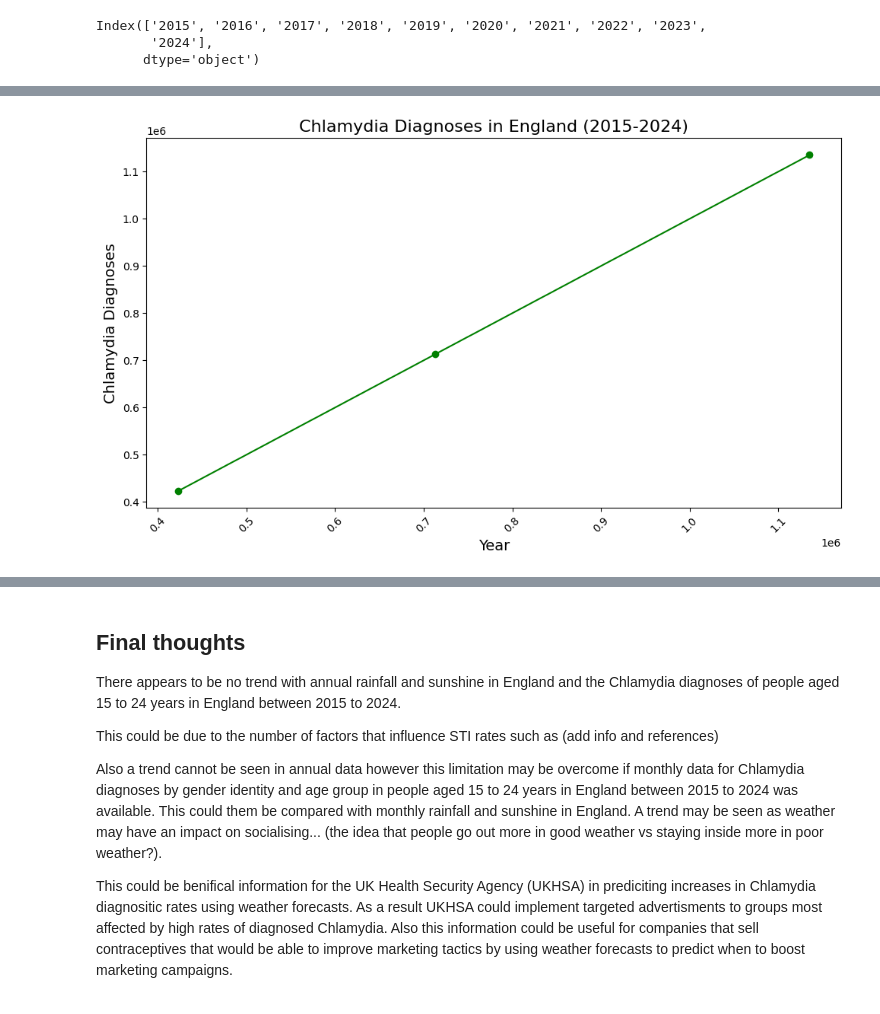
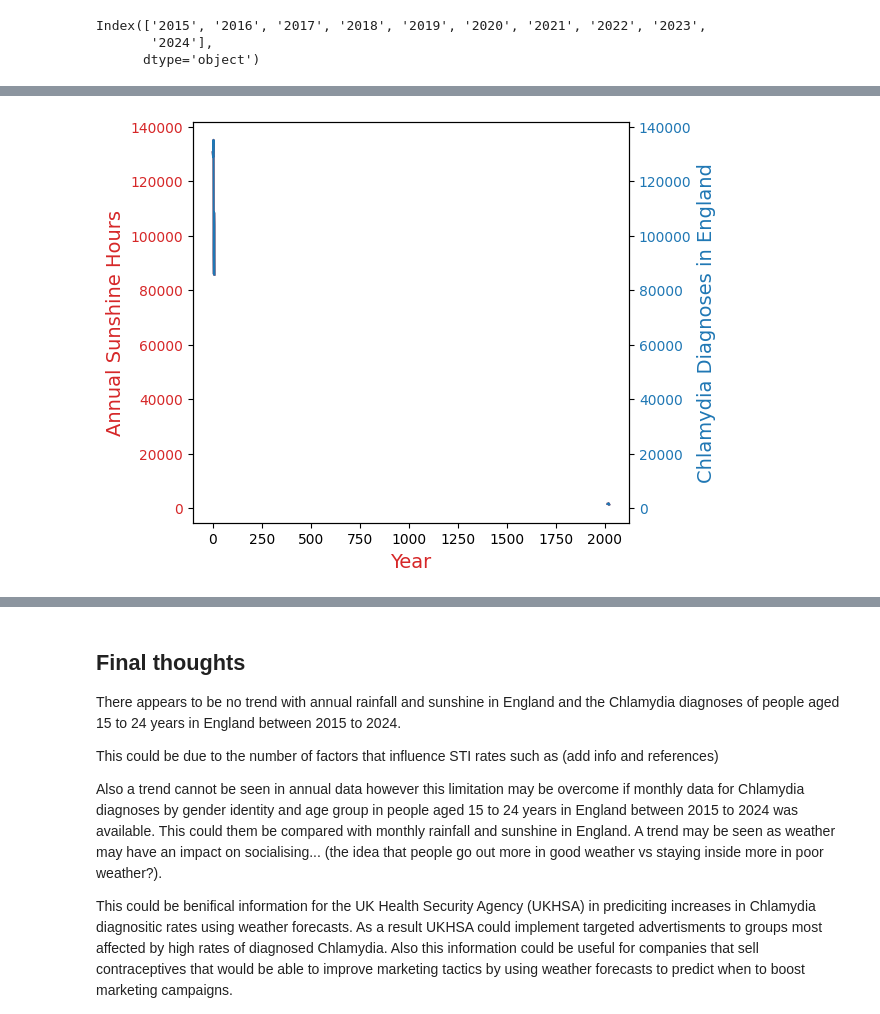
Before and after one commit to KiaraMartin/Final_Project_for_Peckham_DAZ_Introduction_to_Data_Science, a Jupyter notebook: Final_Project_V1.ipynb, the cells around one changed output, grey strips where cells are left out. Drawn from its saved outputs; the diff is of its cells as text; code cells hidden in the pictures.

```diff
--- a/Final_Project_V1.ipynb
+++ b/Final_Project_V1.ipynb
@@ -790 +852,30 @@ plt.show() # Display the plot
+# %%
+import matplotlib.pyplot as plt
+
+# Create some mock data
+data2 =  y_axis.iloc[0].values
+data1 = sunshine_df['Annual Sunshine Hours']
+
+fig, ax1 = plt.subplots()
+sunshine_df['Year']
+
+color = 'tab:red'
+ax1.set_ylabel('Annual Sunshine Hours', color=color,  fontsize=14)
+ax1.set_xlabel('Year', color=color, fontsize=14)
+ax1.plot(sunshine_df['Year'], data1, data2, color=color)
+ax1.tick_params(axis='y', labelcolor=color)
+
+sunshine_chlamydia_y_axis = sunshine_df['Year']
+
+ax2 = ax1.twinx()  # instantiate a second Axes that shares the same x-axis
+
+color = 'tab:blue'
+ax2.set_ylabel('Chlamydia Diagnoses in England', color=color, fontsize=14)  # we already handled the x-label with ax1
+ax2.plot(sunshine_df['Year'] ,data1, data2, color=color)
+ax2.tick_params(axis='y', labelcolor=color)
+
+fig.tight_layout()  # otherwise the right y-label is slightly clipped
+plt.show()
+# %% [output]
+[figure, added]
 # %%
@@ -792,16 +882,0 @@ plt.show() # Display the plot
-# %%
-# Replotting the Chlamydia data to visualise trends
-
-x_chlamydia = chlamydia_df['2015', '2016', '2017', '2018', '2019', '2020', '2021', '2022', '2023', '2024']
-y_chlamydia = chlamydia_df[['Age']] # Extract the 'Age' column from the Chlamydia DataFrame
-fig, ax = plt.subplots(figsize=(10, 6)) # Create a figure and axis for the plot
-ax.plot(x_chlamydia, y_chlamydia, marker='o', linestyle='-', color='green') # Plot the Chlamydia data with markers and a line
-ax.set_title('Chlamydia Diagnoses in England (2015-2024)', fontsize=16) # Set the title of the plot
-ax.set_xlabel('Year', fontsize=14) # Set the x-axis label
-ax.set_ylabel('Chlamydia Diagnoses', fontsize=14) # Set the y-axis label
-
-plt.xticks(rotation=45) # Rotate x-axis labels for better readability
-plt.tight_layout() # Adjust layout to prevent overlap of labels
-plt.show() # Display the plot
-# %% [output]
-[figure, removed]
```
Also changed, not shown: parts of 16 cells of this notebook.
